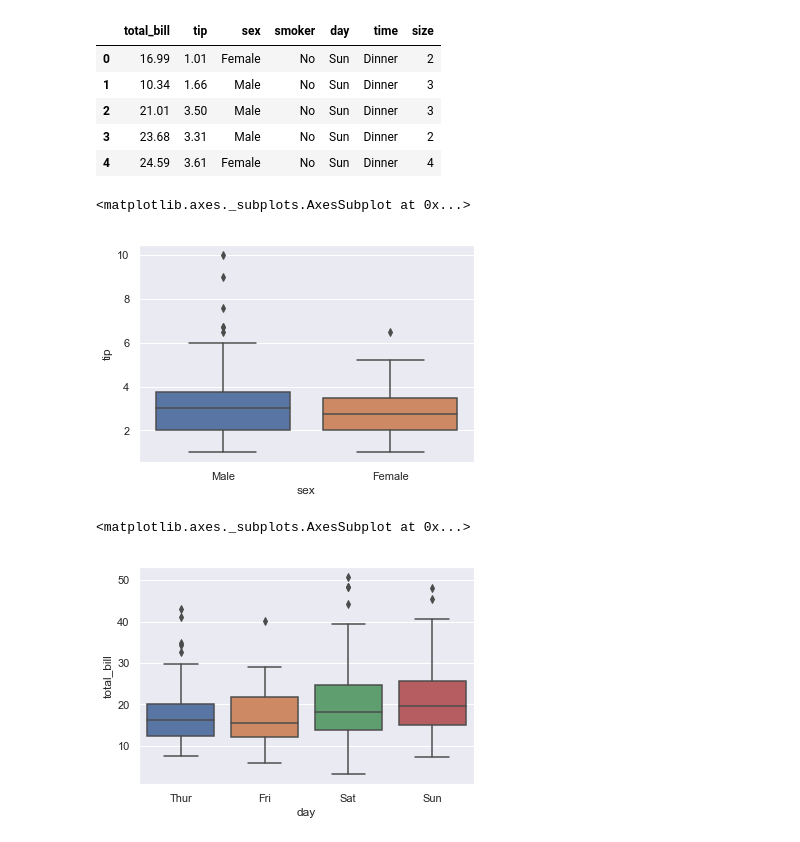
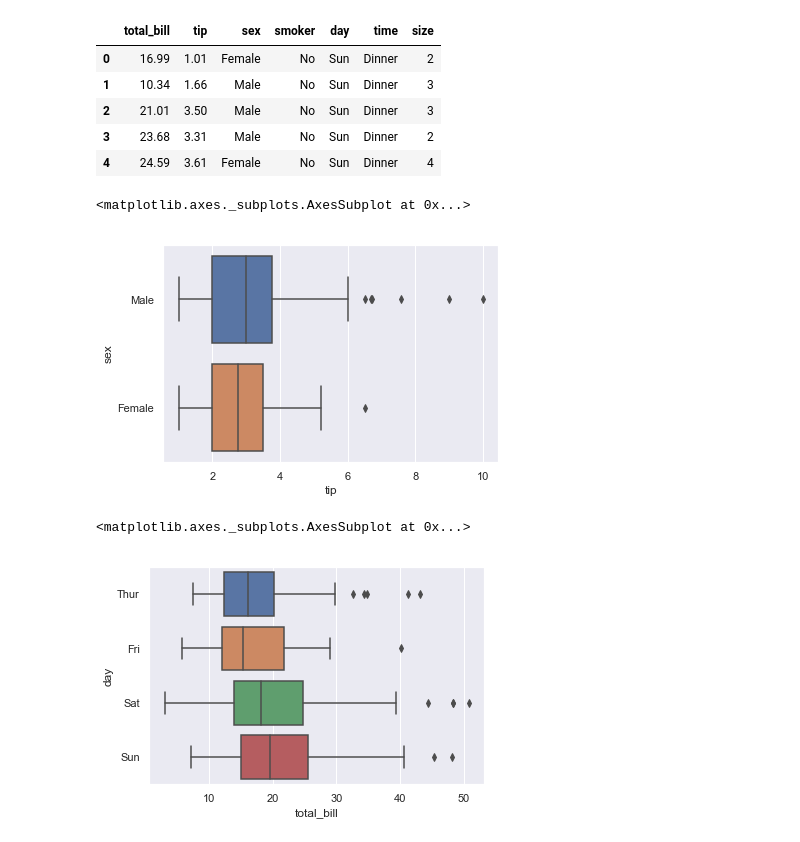
Before and after one commit to jazzy-org/Python-4, a Jupyter notebook: DataVisualization/Python_DV_SB.ipynb, the cells around one changed output. Drawn from its saved outputs; the diff is of its cells as text; code cells hidden in the pictures.

Commit message:
described box_plot

```diff
--- a/DataVisualization/Python_DV_SB.ipynb
+++ b/DataVisualization/Python_DV_SB.ipynb
@@ -79,12 +86,12 @@ tips.head()
 | 3 | 23.68 | 3.31 | Male | No | Sun | Dinner | 2 |
 | 4 | 24.59 | 3.61 | Female | No | Sun | Dinner | 4 |
 # %%
-sns.boxplot(x='sex', y='tip',data=tips)
+sns.boxplot(x='tip', y='sex',data=tips)
 # %% [output]
 <matplotlib.axes._subplots.AxesSubplot at 0x...>
-[figure, old version]
+[figure, new version]
 # %%
-sns.boxplot(x='day', y='total_bill', data=tips)
+sns.boxplot(x='total_bill', y='day', data=tips)
 # %% [output]
 <matplotlib.axes._subplots.AxesSubplot at 0x...>
-[figure, old version]
+[figure, new version]
```
Also changed, not shown: parts of 2 cells of this notebook.
